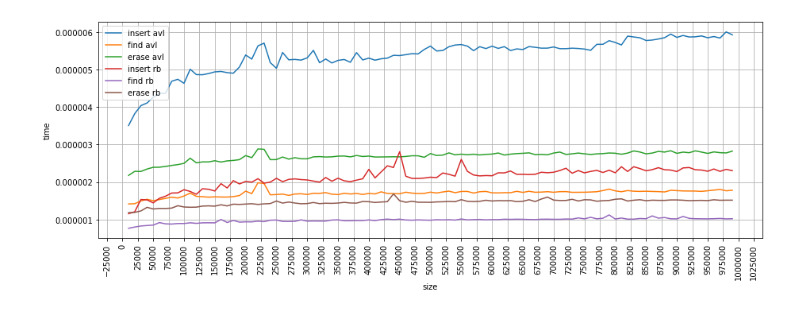
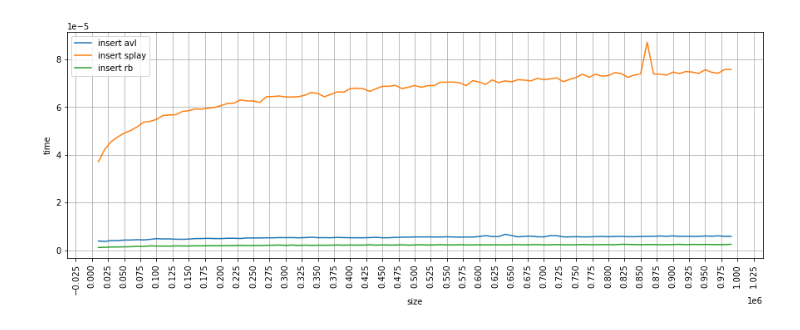
Before and after one commit to pazamelin/balanced-trees, a Jupyter notebook: report.ipynb, the cells around one changed output. Cells and saved outputs as stored; diff of their text form; code cells hidden in the pictures.

```diff
--- a/report.ipynb
+++ b/report.ipynb
@@ -37,7 +77,7 @@ avl = get("profiler/results/avl.csv")
 rb = get("profiler/results/set.csv")
 splay = get("profiler/results/splay.csv")
 # %%
-plot_profiling(avl, rb)
+plot_profiling_insert(avl, splay, rb)
 # %% [output]
-[figure, old version]
+[figure, new version]
 # %%
```
Also changed, not shown: parts of 3 cells of this notebook.
